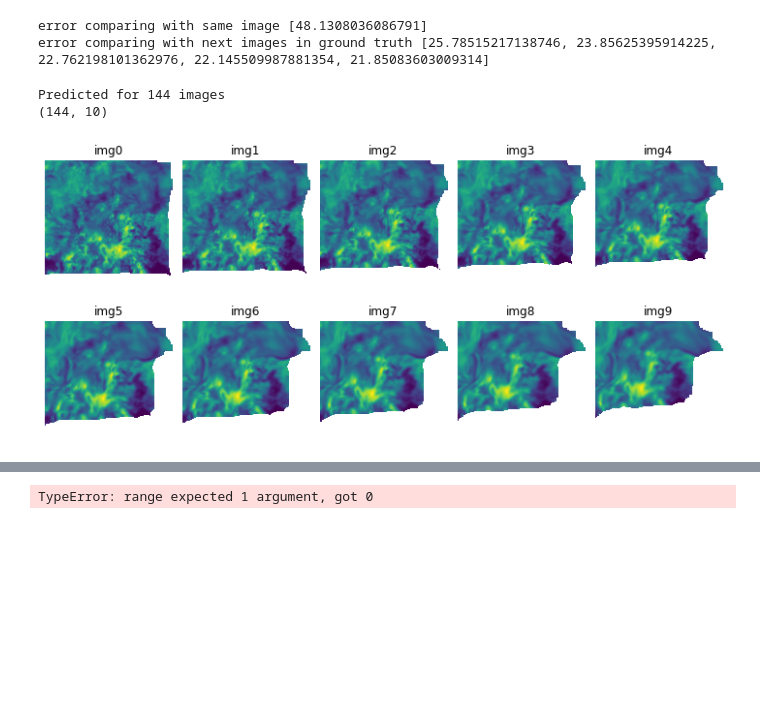
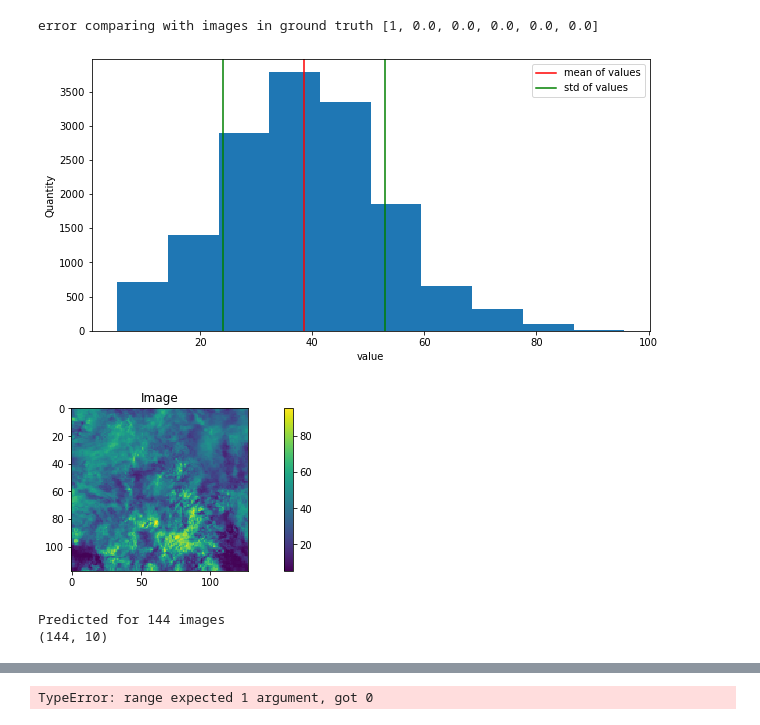
Before and after one commit to francomozo/deepCloud, a Jupyter notebook: nb-module-testing.ipynb, the cells around one changed output, grey strips where cells are left out. Drawn from its saved outputs; the diff is of its cells as text; code cells hidden in the pictures; blank space fills up the shorter version.

```diff
--- a/nb-module-testing.ipynb
+++ b/nb-module-testing.ipynb
@@ -36,13 +37,16 @@ timestamp of predicted images DatetimeIndex(['2020-01-20 13:30:17', '2020-01-20
 # %%
 #TEST evaluate.evaluate_image RETURN
 
-predict_itself = evaluate.evaluate_image(predictions[0], images_20[80], metric='PSNR',  pixel_max_value =255)
-predict_errors = evaluate.evaluate_image(predictions, images_20[81:86], metric='PSNR',  pixel_max_value =255)
-print('error comparing with same image', predict_itself)
-print('error comparing with next images in ground truth' , predict_errors)
+predict_errors = evaluate.evaluate_image(predictions, images_20[80:86], metric='FS',  pixel_max_value =255)
+print('error comparing with images in ground truth' , predict_errors)
 # %% [output]
-error comparing with same image [48.1308036086791]
-error comparing with next images in ground truth [25.78515217138746, 23.85625395914225, 22.762198101362976, 22.145509987881354, 21.85083603009314]
+error comparing with images in ground truth [1, 0.0, 0.0, 0.0, 0.0, 0.0]
+# %%
+visualization.plot_histogram(images_20[80],bins=10,normalize=False)
+visualization.show_image_w_colorbar(images_20[80])
+# %% [output]
+[figure, added]
+[figure, added]
 # %%
 #ERROR CALCULATOR WHEN WHOLE DAY LOADED
 
@@ -154,19 +159,3 @@ for i in range(len(images_20)-1):
 
 error_cmv1_array = np.array(error_cmv1_list)
 error_cmv2_array = np.array(error_cmv2_list)
-# %%
-stream = open("les-prono/admin_scripts/config.yaml", 'r')
-dcfg = yaml.load(stream, yaml.FullLoader)  # dict
-
-predict_horizon=10
-
-predictions_cmv2 = model.cmv2(dcfg=dcfg,
-                                    imgi=images_20[80],
-                                    imgf=images_20[81],
-                                    period=10*60,
-                                    delta_t=10*60,
-                                    predict_horizon= predict_horizon)
-
-visualization.show_image_list(predictions_cmv2,rows=2)
-# %% [output]
-[figure, removed]
```
Also changed, not shown: parts of 5 cells of this notebook, 3 other files.
